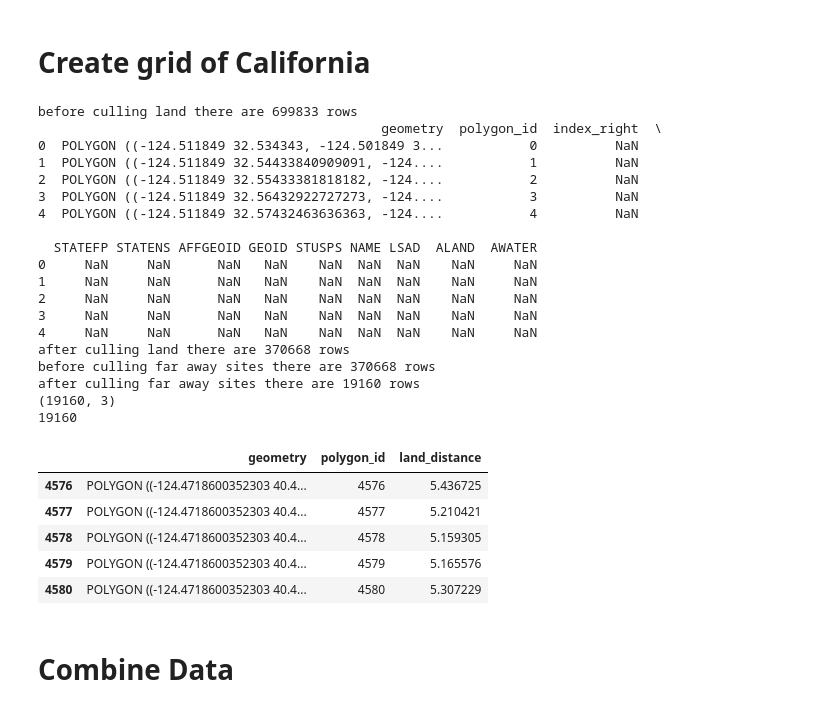
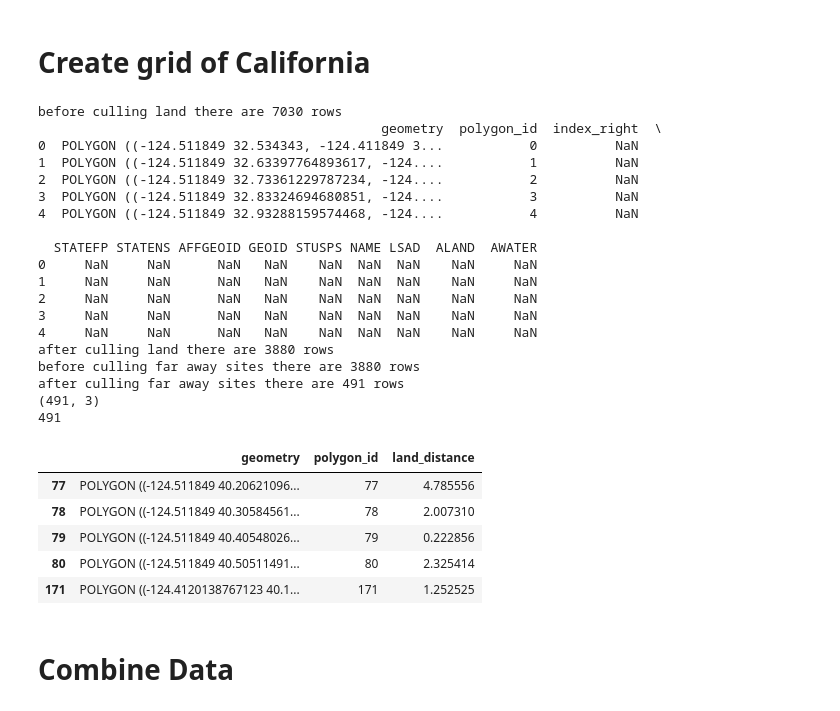
Before and after one commit to UCB-MIDS/Kelp-Capstone, a Jupyter notebook: pipeline/combine_data.ipynb, the cells around one changed output. Saved outputs shown, nothing was run; the diff lists cells and outputs as text; code cells hidden in the pictures.

```diff
--- a/pipeline/combine_data.ipynb
+++ b/pipeline/combine_data.ipynb
@@ -247,7 +247,7 @@ def get_distance_to_object(shape, areas):
 # %%
 #create vertices for California
 #roughly the bounds of california going out 8km past cape mendocino
-width = .01
+width = .1
 #(32.534343,-124.511849),(42.00,-117.123885)
 grid_bottomleft_vertices = desquarify((-124.511849,32.534343),(-117.123885,42), width)
 grid = [squarify(i, width) for i in grid_bottomleft_vertices]
@@ -263,49 +263,49 @@ land = land.set_geometry('geometry').to_crs({'init':'epsg:4326'})
 
 # cull polygons on land
 print("before culling land there are {} rows".format(grid_df.shape[0]))
 grid_df = gpd.sjoin(grid_df, land, op='within', how='left')
 print(grid_df.head())
 grid_df.fillna(-99999, inplace=True)
 grid_df = grid_df[grid_df['index_right'] <0]
 print("after culling land there are {} rows".format(grid_df.shape[0]))
 grid_df = grid_df.iloc[:,:2]
 
 #cull polygons far from shore
 #EEZ extends 3 nautical miles (5.556 km) from coast.
 eez = 5.556
 print("before culling far away sites there are {} rows".format(grid_df.shape[0]))
 grid_df['land_distance'] = grid_df.geometry.apply(lambda x: get_distance_to_object(x,land.geometry))
 grid_df = grid_df[grid_df['land_distance'] <eez]
 print("after culling far away sites there are {} rows".format(grid_df.shape[0]))
 print(grid_df.shape)
 print(len(grid_df.polygon_id.unique()))
 grid_df.head()
 # %% [output]
-before culling land there are 699833 rows
+before culling land there are 7030 rows
                                             geometry  polygon_id  index_right  \
-0  POLYGON ((-124.511849 32.534343, -124.501849 3...           0          NaN
-1  POLYGON ((-124.511849 32.54433840909091, -124....           1          NaN
-2  POLYGON ((-124.511849 32.55433381818182, -124....           2          NaN
-3  POLYGON ((-124.511849 32.56432922727273, -124....           3          NaN
-4  POLYGON ((-124.511849 32.57432463636363, -124....           4          NaN
+0  POLYGON ((-124.511849 32.534343, -124.411849 3...           0          NaN
+1  POLYGON ((-124.511849 32.63397764893617, -124....           1          NaN
+2  POLYGON ((-124.511849 32.73361229787234, -124....           2          NaN
+3  POLYGON ((-124.511849 32.83324694680851, -124....           3          NaN
+4  POLYGON ((-124.511849 32.93288159574468, -124....           4          NaN
 
   STATEFP STATENS AFFGEOID GEOID STUSPS NAME LSAD  ALAND  AWATER
 0     NaN     NaN      NaN   NaN    NaN  NaN  NaN    NaN     NaN
 1     NaN     NaN      NaN   NaN    NaN  NaN  NaN    NaN     NaN
 2     NaN     NaN      NaN   NaN    NaN  NaN  NaN    NaN     NaN
 3     NaN     NaN      NaN   NaN    NaN  NaN  NaN    NaN     NaN
 4     NaN     NaN      NaN   NaN    NaN  NaN  NaN    NaN     NaN
-after culling land there are 370668 rows
-before culling far away sites there are 370668 rows
-after culling far away sites there are 19160 rows
-(19160, 3)
-19160
+after culling land there are 3880 rows
+before culling far away sites there are 3880 rows
+after culling far away sites there are 491 rows
+(491, 3)
+491
 |  | geometry | polygon_id | land_distance |
-| 4576 | POLYGON ((-124.4718600352303 40.4... | 4576 | 5.436725 |
-| 4577 | POLYGON ((-124.4718600352303 40.4... | 4577 | 5.210421 |
-| 4578 | POLYGON ((-124.4718600352303 40.4... | 4578 | 5.159305 |
-| 4579 | POLYGON ((-124.4718600352303 40.4... | 4579 | 5.165576 |
-| 4580 | POLYGON ((-124.4718600352303 40.4... | 4580 | 5.307229 |
+| 77 | POLYGON ((-124.511849 40.20621096... | 77 | 4.785556 |
+| 78 | POLYGON ((-124.511849 40.30584561... | 78 | 2.007310 |
+| 79 | POLYGON ((-124.511849 40.40548026... | 79 | 0.222856 |
+| 80 | POLYGON ((-124.511849 40.50511491... | 80 | 2.325414 |
+| 171 | POLYGON ((-124.4120138767123 40.1... | 171 | 1.252525 |
 # %% [markdown]
 # Combine Data
 # %%
```
Also changed, not shown: parts of 31 cells of this notebook, 1 other file.
